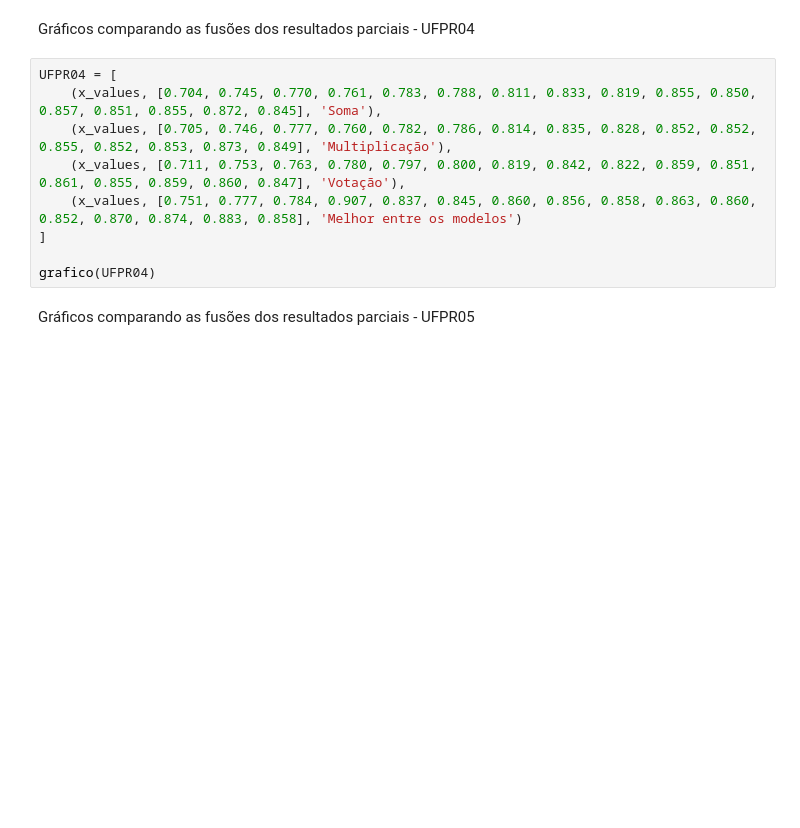
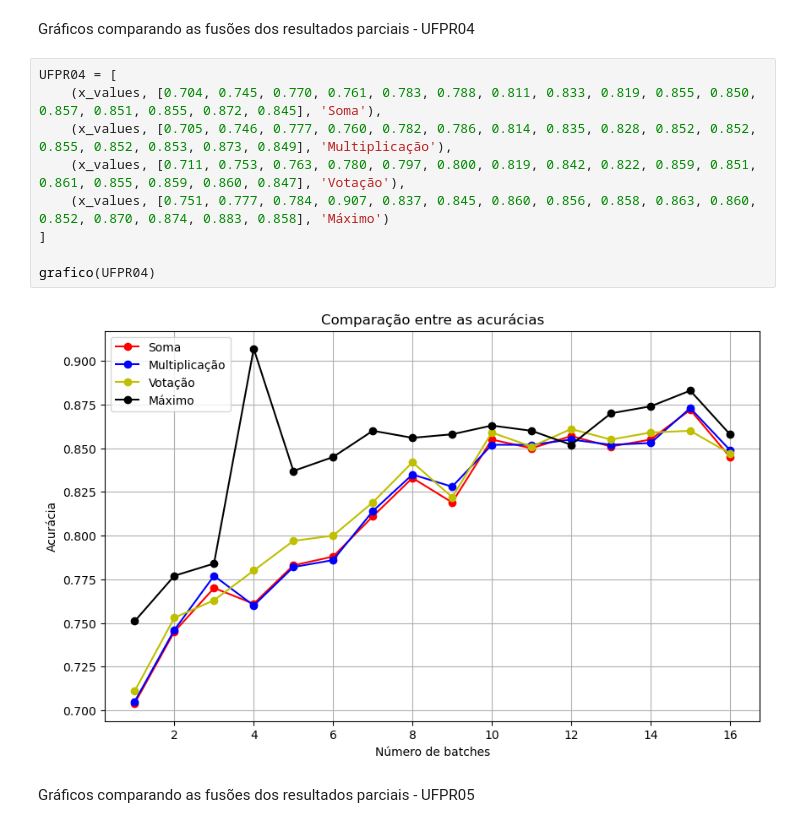
Before and after one commit to Lucas-doc26/Graficos, a Jupyter notebook: tabelas.ipynb, the cells around one changed output. Cells and saved outputs as stored; diff of their text form; blank space fills up the shorter version.

```diff
--- a/tabelas.ipynb
+++ b/tabelas.ipynb
@@ -158,12 +160,14 @@ Gráficos comparando as fusões dos resultados parciais - UFPR04
 # %%
 UFPR04 = [
     (x_values, [0.704, 0.745, 0.770, 0.761, 0.783, 0.788, 0.811, 0.833, 0.819, 0.855, 0.850, 0.857, 0.851, 0.855, 0.872, 0.845], 'Soma'),
     (x_values, [0.705, 0.746, 0.777, 0.760, 0.782, 0.786, 0.814, 0.835, 0.828, 0.852, 0.852, 0.855, 0.852, 0.853, 0.873, 0.849], 'Multiplicação'),
     (x_values, [0.711, 0.753, 0.763, 0.780, 0.797, 0.800, 0.819, 0.842, 0.822, 0.859, 0.851, 0.861, 0.855, 0.859, 0.860, 0.847], 'Votação'),
-    (x_values, [0.751, 0.777, 0.784, 0.907, 0.837, 0.845, 0.860, 0.856, 0.858, 0.863, 0.860, 0.852, 0.870, 0.874, 0.883, 0.858], 'Melhor entre os modelos')
+    (x_values, [0.751, 0.777, 0.784, 0.907, 0.837, 0.845, 0.860, 0.856, 0.858, 0.863, 0.860, 0.852, 0.870, 0.874, 0.883, 0.858], 'Máximo')
 ]
 
 grafico(UFPR04)
+# %% [output]
+[figure, added]
 # %% [markdown]
 Gráficos comparando as fusões dos resultados parciais - UFPR05
 # %%
```
Also changed, not shown: parts of 4 cells of this notebook.
